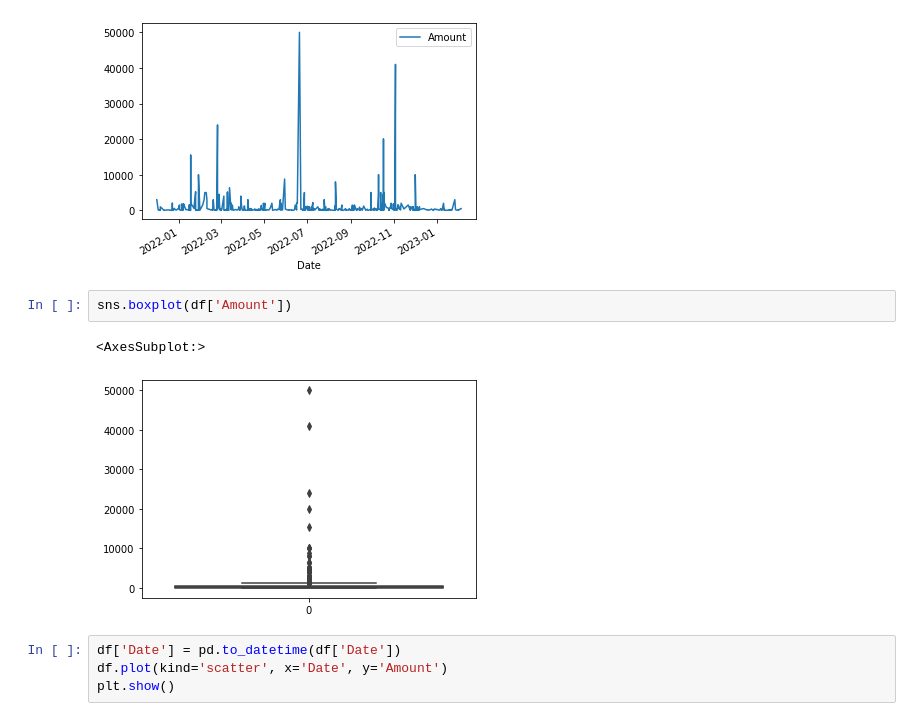
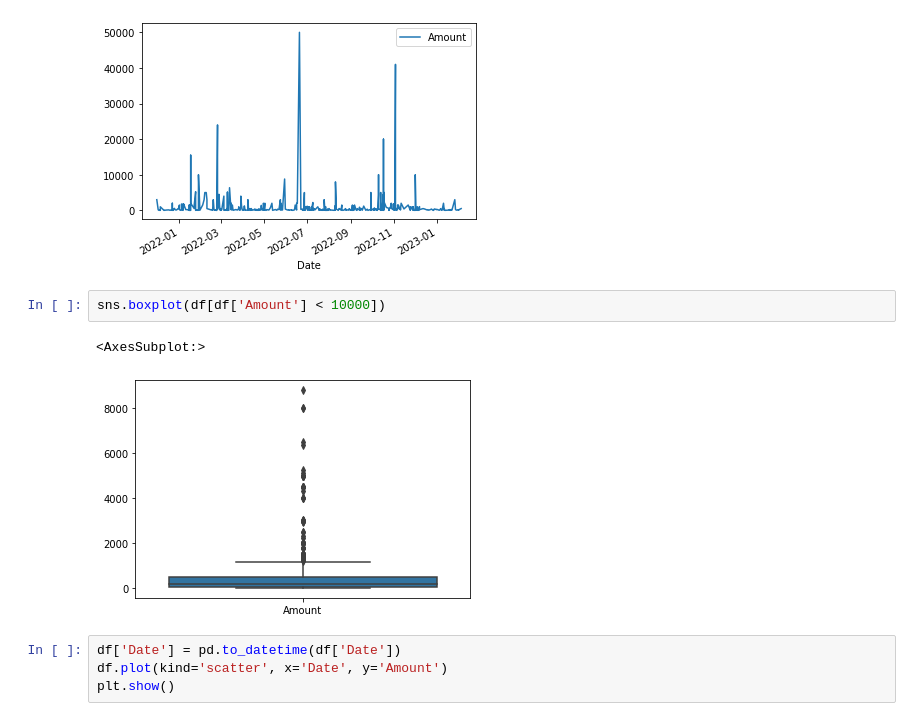
Before and after one commit to Ashwaniraj679/I-m-still-learning, a Jupyter notebook: My_bank_statement.ipynb, the cells around one changed output. Drawn from its saved outputs; the diff is of its cells as text.

```diff
--- a/My_bank_statement.ipynb
+++ b/My_bank_statement.ipynb
@@ -124,10 +136,10 @@ plt.show()
 # %% [output]
 [figure]
 # %%
-sns.boxplot(df['Amount'])
+sns.boxplot(df[df['Amount'] < 10000])
 # %% [output]
 <AxesSubplot:>
-[figure, old version]
+[figure, new version]
 # %%
 df['Date'] = pd.to_datetime(df['Date'])
 df.plot(kind='scatter', x='Date', y='Amount')
```
Also changed, not shown: parts of 10 cells of this notebook, 1 other file.
